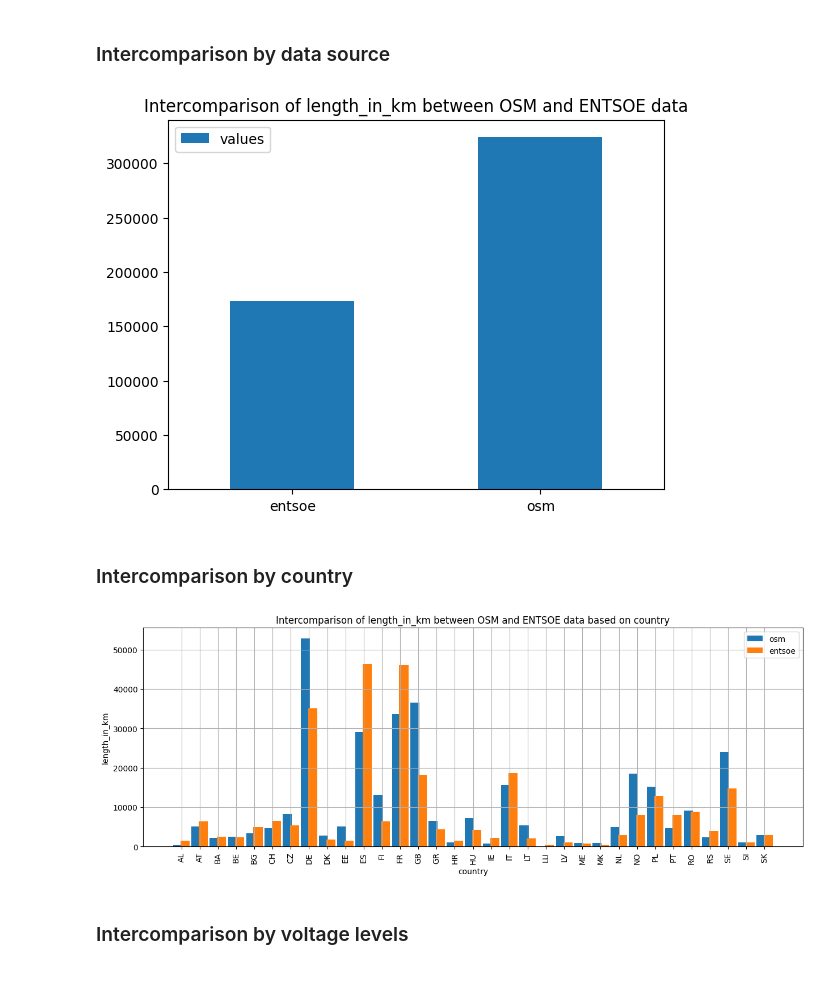
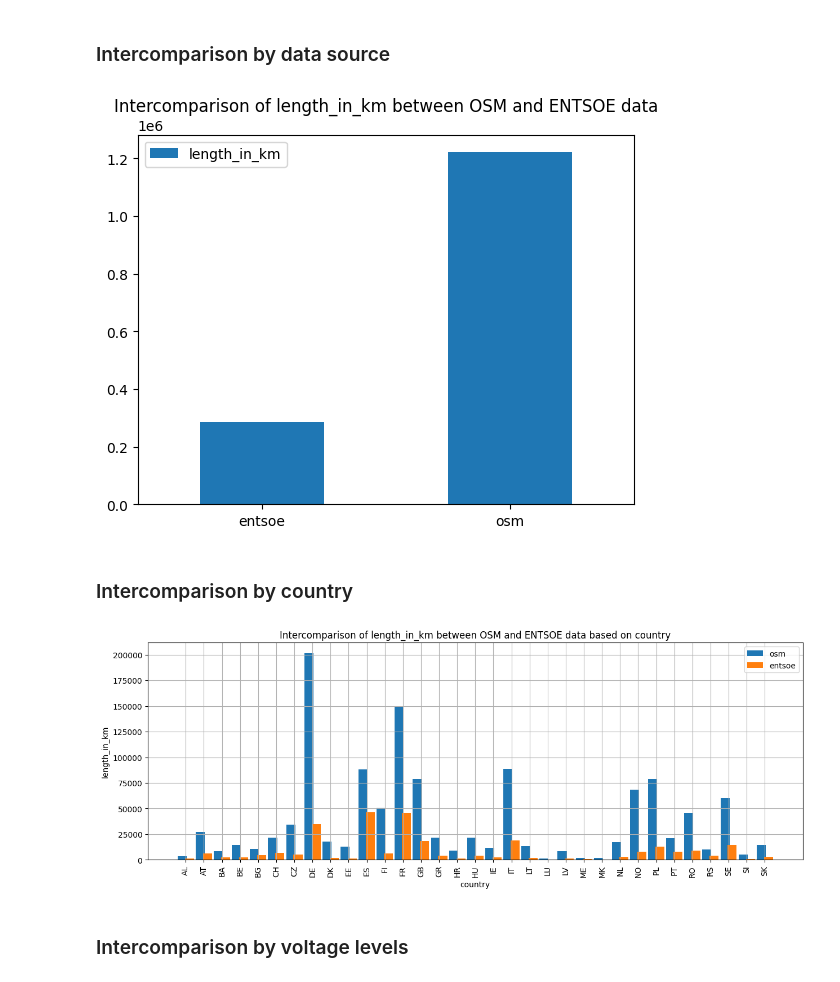
Before and after one commit to pypsa-meets-earth/documentation, a Jupyter notebook: notebooks/network_analysis_comparison_between_osm_and_pypsa_rur_data.ipynb, the cells around one changed output. Drawn from its saved outputs; the diff is of its cells as text; code cells hidden in the pictures.

```diff
--- a/notebooks/network_analysis_comparison_between_osm_and_pypsa_rur_data.ipynb
+++ b/notebooks/network_analysis_comparison_between_osm_and_pypsa_rur_data.ipynb
@@ -52,36 +52,36 @@ INFO:pypsa.io:Imported network elec-osm.nc has buses, carriers, generators, line
 # %% [markdown]
 ### Intercomparison by data source
 # %%
-# calculate length_in_km for volatage greater than 220v and only AC lines for both the OSM data and PyPSA-Eur data
+# calculate length_in_km for volatage greater than 220kV and only AC lines for both the OSM data and PyPSA-Eur data
 
-# filter for voltage greater than 220v for entsoe data
-entose_220 = entsoe.lines[entsoe.lines.v_nom > 220.0]
+# filter for voltage greater than 220kV for entsoe data
+entose_220 = entsoe.lines[entsoe.lines.v_nom >= 220.0]
 
 # sum of length and num_parallel on the filtered data
 entsoe_length_in_km = sum(entose_220['length'] * entose_220['num_parallel'])
 
-# filter for voltage greater than 220v and AC lines only for osm data
-osm_220 = osm.lines[(osm.lines.v_nom > 220.0) & (osm.lines.dc == False)]
+# filter for voltage greater than 220kV and AC lines only for osm data
+osm_220 = osm.lines[(osm.lines.v_nom >= 220.0) & (osm.lines.dc == False)]
 
 # sum of length and num parellel on the filtered data
 osm_length_in_km = sum(osm_220['length'] * osm_220['num_parallel'])
 
 # dataframe to store the
 df = pd.DataFrame(
     {'columns': ['entsoe', 'osm'],
-     'values': [entsoe_length_in_km, osm_length_in_km]
+     'length_in_km': [entsoe_length_in_km, osm_length_in_km]
      })
 
 # plot the dataframe data
 ax = df.plot.bar(
     x='columns',
-    y='values',
+    y='length_in_km',
     rot=0,
     xlabel='',
     title="Intercomparison of length_in_km between OSM and ENTSOE data"
 )
 # %% [output]
-[figure, old version]
+[figure, new version]
 # %% [markdown]
 ### Intercomparison by country
 # %%
@@ -148,7 +148,7 @@ plt.grid(True)
 plt.legend()
 plt.show()
 # %% [output]
-[figure, old version]
+[figure, new version]
 # %% [markdown]
 ### Intercomparison by voltage levels
 # %%
```
Also changed, not shown: parts of 2 cells of this notebook.
